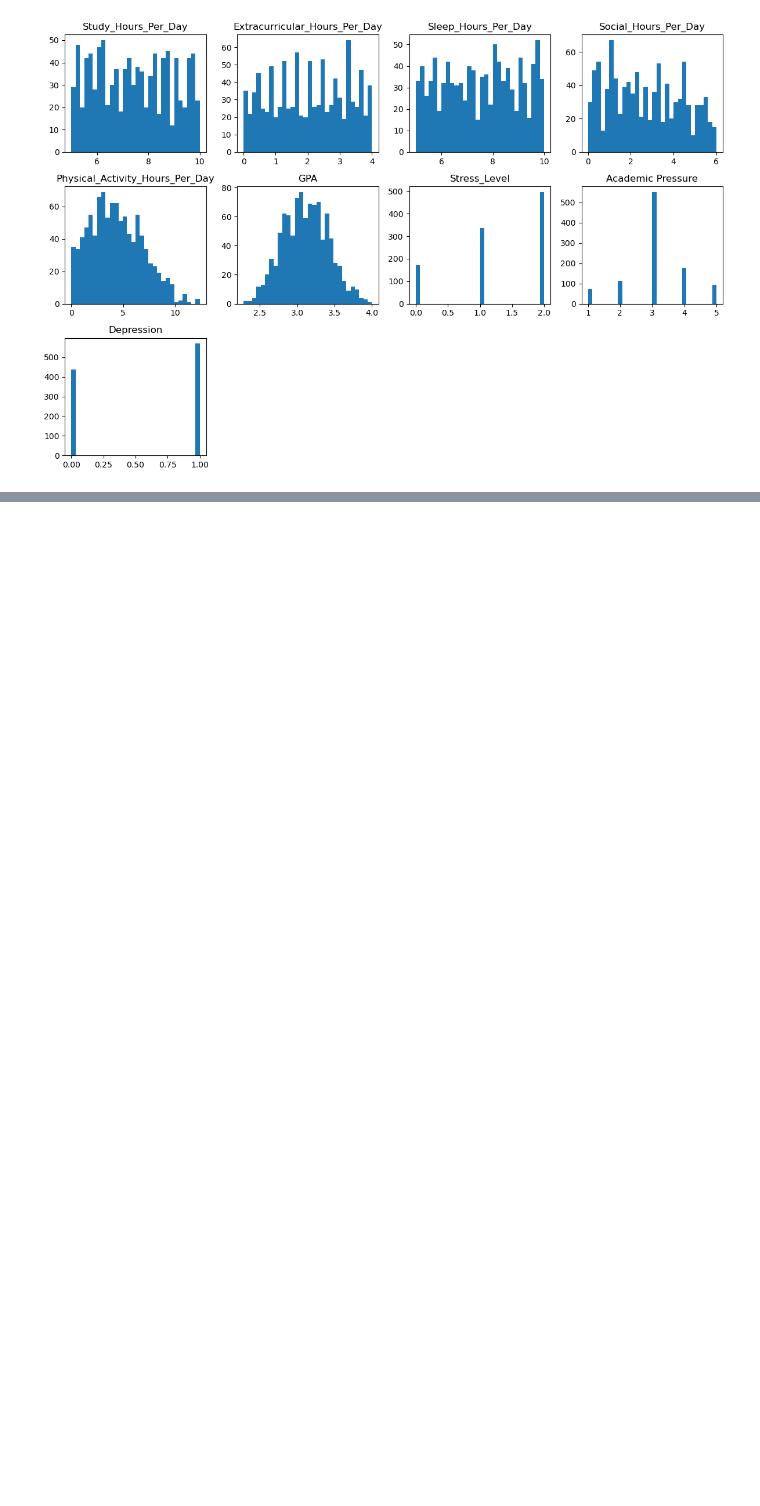
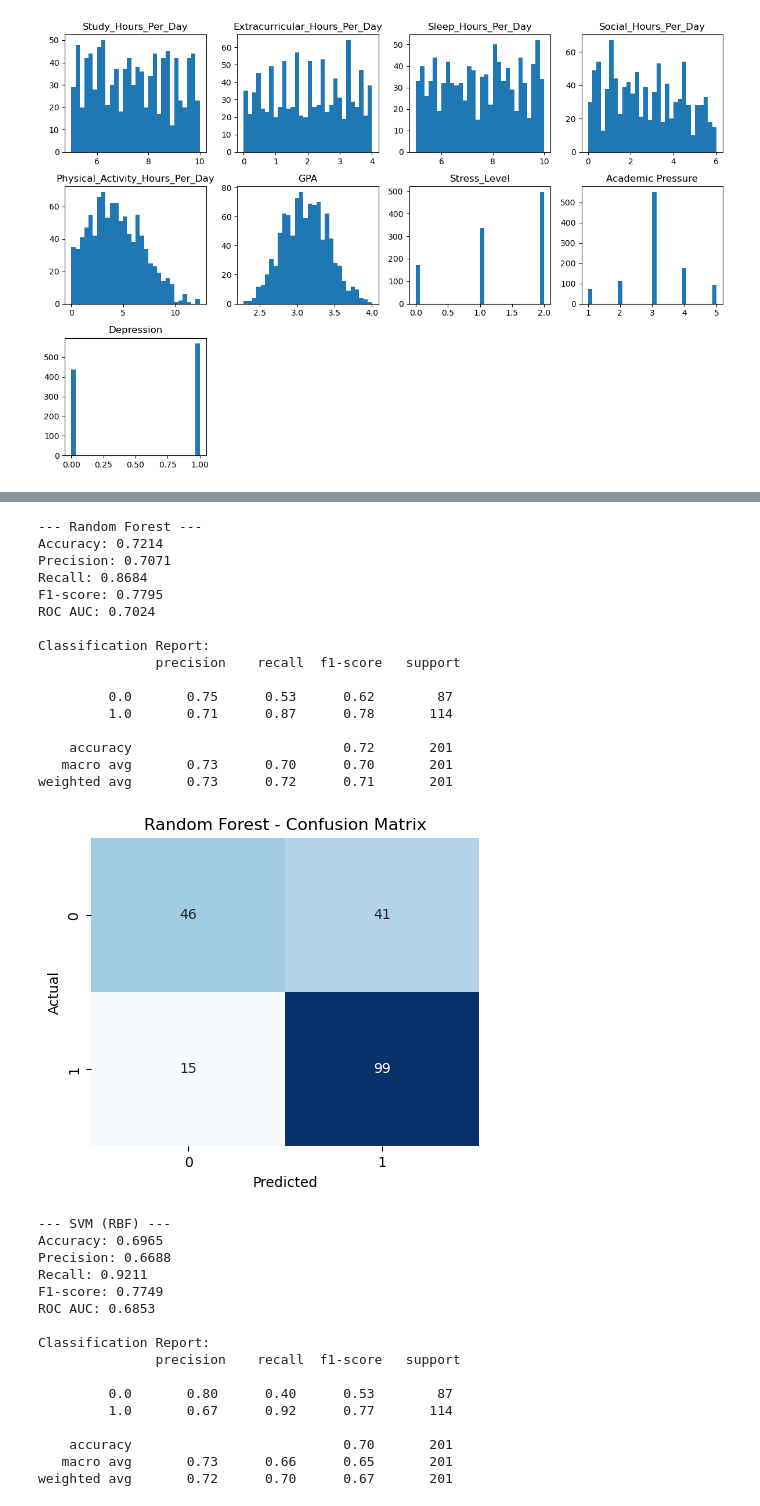
Before and after one commit to baafbass/UniMind, a Jupyter notebook: UniMind.ipynb, the cells around one changed output, grey strips where cells are left out. Saved outputs shown, nothing was run; the diff lists cells and outputs as text; code cells hidden in the pictures; blank space fills up the shorter version.

```diff
--- a/UniMind.ipynb
+++ b/UniMind.ipynb
@@ -791,0 +829,3 @@ plt.show()
+# %%
+y = merged_df['Depression']
+X = merged_df.drop(columns=['Depression'])
@@ -791,0 +846,4 @@ plt.show()
+# %%
+scaler = MinMaxScaler()
+X_train_scaled = scaler.fit_transform(X_train)
+X_test_scaled = scaler.transform(X_test)
@@ -791,0 +879,72 @@ plt.show()
+# %%
+def evaluate_model(name, y_true, y_pred, y_proba=None):
+    acc = accuracy_score(y_true, y_pred)
+    prec = precision_score(y_true, y_pred, zero_division=0)
+    rec = recall_score(y_true, y_pred, zero_division=0)
+    f1 = f1_score(y_true, y_pred, zero_division=0)
+
+    print(f"--- {name} ---")
+    print("Accuracy:", round(acc, 4))
+    print("Precision:", round(prec, 4))
+    print("Recall:", round(rec, 4))
+    print("F1-score:", round(f1, 4))
+
+    if y_proba is not None:
+        roc = roc_auc_score(y_true, y_proba)
+        print("ROC AUC:", round(roc, 4))
+
+    print("\nClassification Report:\n", classification_report(y_true, y_pred))
+
+    # Confusion Matrix
+    cm = confusion_matrix(y_true, y_pred)
+
+    # Görsel olarak göster
+    plt.figure(figsize=(5, 4))
+    sns.heatmap(cm, annot=True, fmt='d', cmap='Blues', cbar=False)
+    plt.title(f"{name} - Confusion Matrix")
+    plt.xlabel('Predicted')
+    plt.ylabel('Actual')
+    plt.show()
+# %%
+# RF
+evaluate_model("Random Forest", y_test, y_pred_rf, y_proba=rf.predict_proba(X_test)[:,1])
+
+# SVM
+evaluate_model("SVM (RBF)", y_test, y_pred_svm, y_proba=svm.predict_proba(X_test_scaled)[:,1])
+
+# KNN
+evaluate_model("KNN", y_test, y_pred_knn, y_proba=knn.predict_proba(X_test_scaled)[:,1])
+# %% [output]
+--- Random Forest ---
+Accuracy: 0.7214
+Precision: 0.7071
+Recall: 0.8684
+F1-score: 0.7795
+ROC AUC: 0.7024
+
+Classification Report:
+               precision    recall  f1-score   support
+
+         0.0       0.75      0.53      0.62        87
+         1.0       0.71      0.87      0.78       114
+
+    accuracy                           0.72       201
+   macro avg       0.73      0.70      0.70       201
+weighted avg       0.73      0.72      0.71       201
+[figure, added]
+--- SVM (RBF) ---
+Accuracy: 0.6965
+Precision: 0.6688
+Recall: 0.9211
+F1-score: 0.7749
+ROC AUC: 0.6853
+
+Classification Report:
+               precision    recall  f1-score   support
+
+         0.0       0.80      0.40      0.53        87
+         1.0       0.67      0.92      0.77       114
+
+    accuracy                           0.70       201
+   macro avg       0.73      0.66      0.65       201
+weighted avg       0.72      0.70      0.67       201
```
Also changed, not shown: parts of 58 cells of this notebook.
